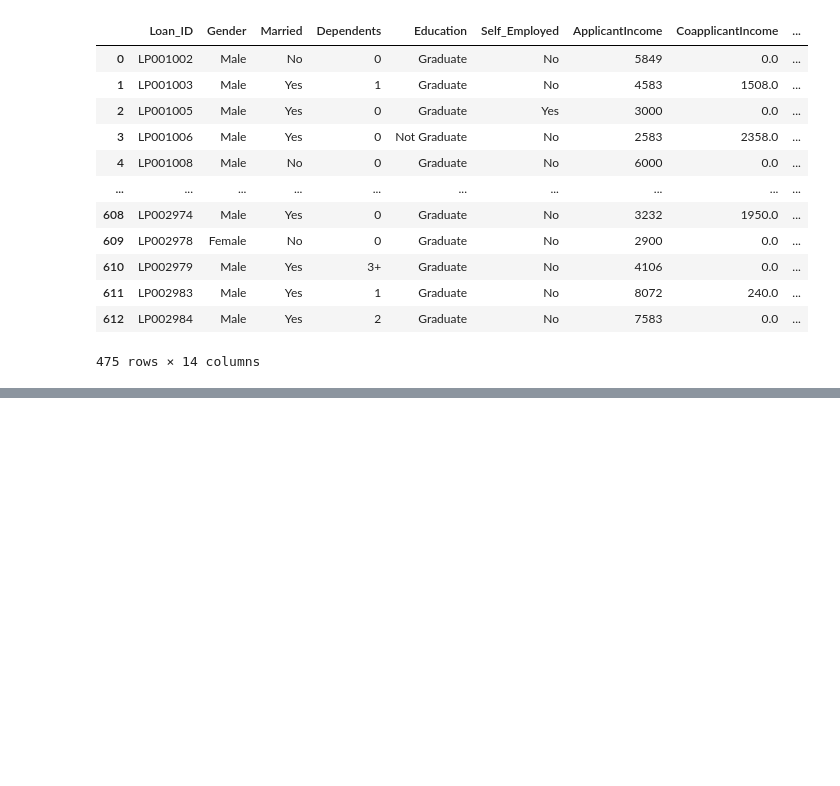
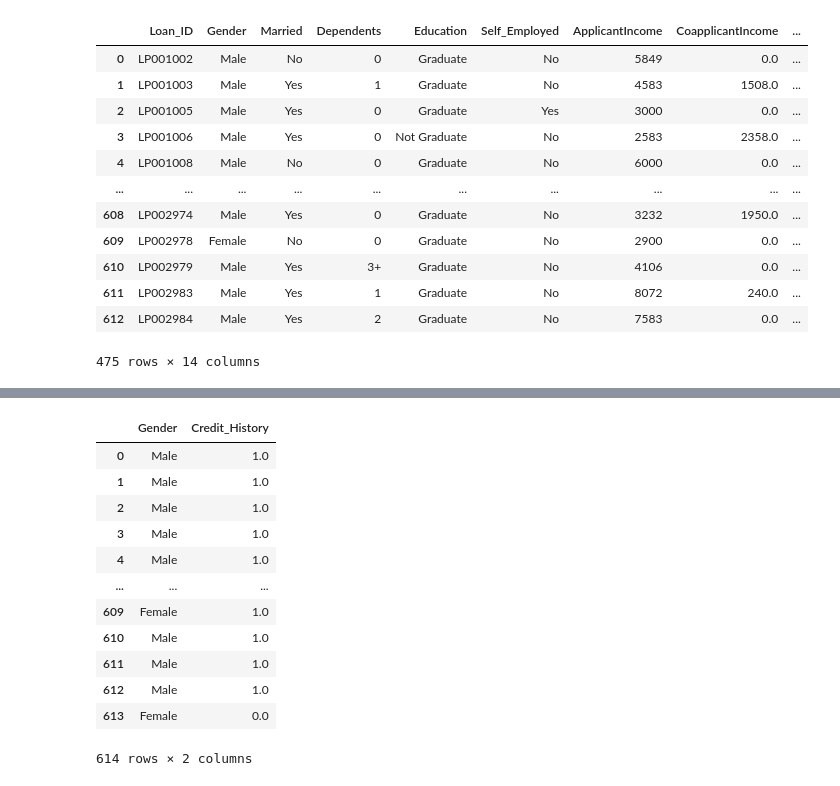
Before and after one commit to pkmariya/Python, a Jupyter notebook: Loan_Assign.ipynb, the cells around one changed output, grey strips where cells are left out. Saved outputs shown, nothing was run; the diff lists cells and outputs as text; code cells hidden in the pictures; blank space fills up the shorter version.

```diff
--- a/Loan_Assign.ipynb
+++ b/Loan_Assign.ipynb
@@ -117,0 +157,17 @@ chi2_contingency(val1) # chi_stat, p_value, df, expected_values =
+# %%
+rejected_df = loan_df[['Gender', 'Credit_History']][loan_df['Loan_Status']=='N']
+rejected_df
+# %% [output]
+|  | Gender | Credit_History |
+| 0 | Male | 1.0 |
+| 1 | Male | 1.0 |
+| 2 | Male | 1.0 |
+| 3 | Male | 1.0 |
+| 4 | Male | 1.0 |
+| ... | ... | ... |
+| 609 | Female | 1.0 |
+| 610 | Male | 1.0 |
+| 611 | Male | 1.0 |
+| 612 | Male | 1.0 |
+| 613 | Female | 0.0 |
+614 rows × 2 columns
```
Also changed, not shown: parts of 7 cells of this notebook.
